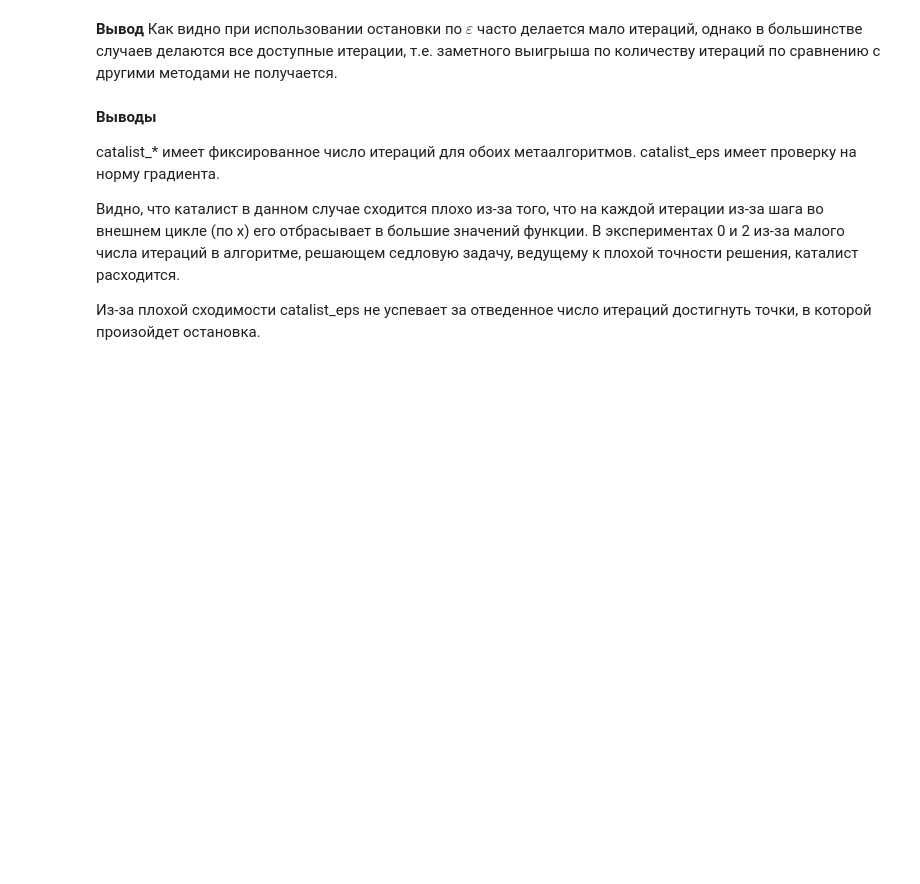
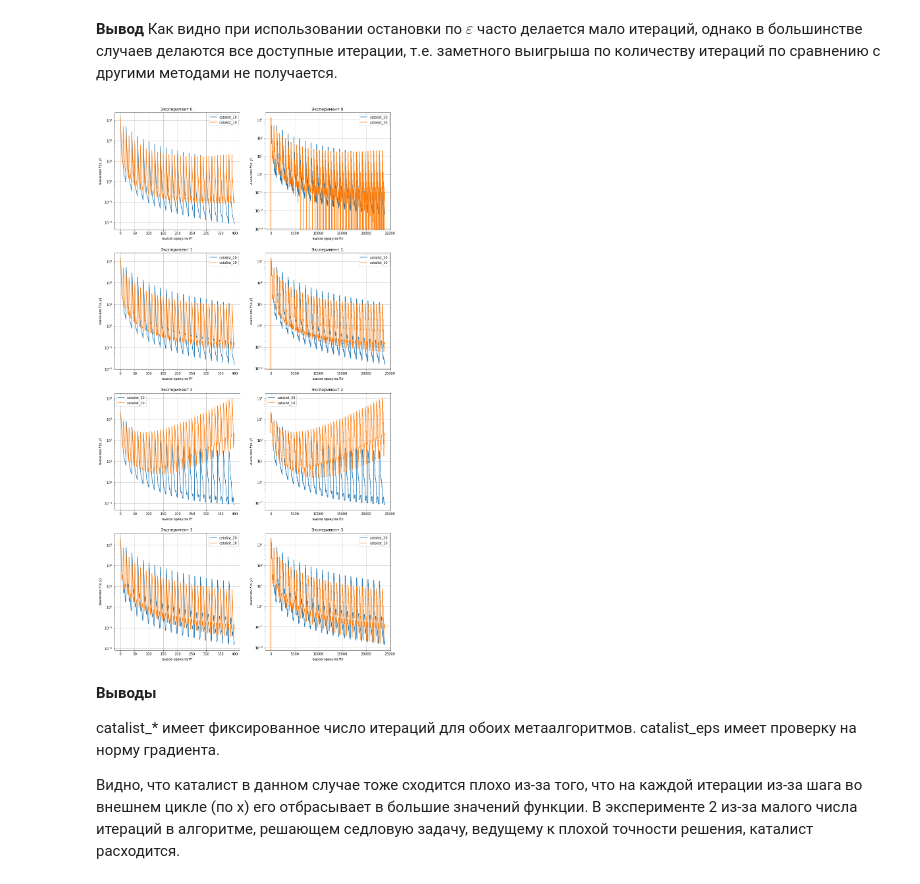
Before and after one commit to nikvas0/optimization_project, a Jupyter notebook: experiments_quadratic1000.ipynb, the cells around one changed output. Saved outputs shown, nothing was run; the diff lists cells and outputs as text; code cells hidden in the pictures; blank space fills up the shorter version.

```diff
--- a/experiments_quadratic1000.ipynb
+++ b/experiments_quadratic1000.ipynb
@@ -120,7 +120,7 @@ def RunSaddle(x_0, y_0, exp, k_out=50, k_in=50, k_n=5, x_grad_stop_eps=None, y_g
         'x_0': x_0,
         'y_0': y_0,
         'out': {
-            'H': c['L_f'] * 5,
+            'H': c['L_f'] * 2,
             'K': k_out,
             'stop_callback': stop_callback_for_x
         },
@@ -131,7 +131,7 @@ def RunSaddle(x_0, y_0, exp, k_out=50, k_in=50, k_n=5, x_grad_stop_eps=None, y_g
             'stop_callback': None
         },
         'in': {
-            'H': c['L_h'] * 5,
+            'H': c['L_h'] * 2,
             'K': k_in,
             'stop_callback': stop_callback_for_y
         },
@@ -168,7 +168,7 @@ def RunSaddleAdaptiveEps(x_0, y_0, exp, k_out=50, k_in=50, k_n=5, eps_start=10**
         'x_0': x_0,
         'y_0': y_0,
         'out': {
-            'H': c['L_f'] * 5,
+            'H': c['L_f'] * 2,
             'K': k_out,
             'stop_callback': None
         },
@@ -179,7 +179,7 @@ def RunSaddleAdaptiveEps(x_0, y_0, exp, k_out=50, k_in=50, k_n=5, eps_start=10**
             'stop_callback': None
         },
         'in': {
-            'H': c['L_h'] * 5,
+            'H': c['L_h'] * 2,
             'K': k_in,
             'stop_callback': CallbackForY(eps_start, eps_alpha)
         },
@@ -217,7 +217,7 @@ def RunSaddleCatalist(x_0, y_0, exp, k_catalist, mu_mult, k_out=50, k_in=50, k_n
             'stop_callback': None
         },
         'out': {
-            'H': c['L_f'] * 5,
+            'H': c['L_f'] * 2,
             'K': k_out,
             'stop_callback': stop_callback_for_x
         },
@@ -228,7 +228,7 @@ def RunSaddleCatalist(x_0, y_0, exp, k_catalist, mu_mult, k_out=50, k_in=50, k_n
             'stop_callback': None
         },
         'in': {
-            'H': c['L_h'] * 5,
+            'H': c['L_h'] * 2,
             'K': k_in,
             'stop_callback': stop_callback_for_y
         },
@@ -312,11 +364,3 @@ for i, exp in enumerate(exps):
-# %%
-res_catalist_eps = []
-for i, exp in enumerate(exps):
-    print('Эксперимент {}. params={}'.format(i, exp.constants()))
-
-    %time x, y, stat = RunSaddleCatalist(x_0, y_0, exp, 20, 5, 20, 20, 5, 1e-4, 1e-4)
-    print('Catalist EPS=1e-4: f(x, y)={}\n||f\'_x(x_0, y_0)||={} ||f\'_x(x, y)||={}\n||f\'_y(x_0, y_0)||={} ||f\'_y(x, y)||={}'.format(calc_res(exp, x, y), calc_grad_x(exp, x_0, y_0), calc_grad_x(exp, x, y), calc_grad_y(exp, x_0, y_0), calc_grad_y(exp, x, y)))
-    res_catalist_eps.append(stat)
 # %% [markdown]
 **Зависимость найденного значения от кол-ва вызовов оракулов $\nabla f$ и $\nabla h$**
 # %%
@@ -528,37 +571,39 @@ for i in range(len(exps)):
 
     Ff = collectFfromfOracleCatalist(res_catalist_20[i])
     ax.plot(range(len(Ff)), Ff, label='catalist_20')
 
     Ff = collectFfromfOracleCatalist(res_catalist_10[i])
     ax.plot(range(len(Ff)), Ff, label='catalist_10')
 
-    Ff = collectFfromfOracleCatalist(res_catalist_eps[i])
-    ax.plot(range(len(Ff)), Ff, label='catalist_eps')
+    #Ff = collectFfromfOracleCatalist(res_catalist_eps[i])
+    #ax.plot(range(len(Ff)), Ff, label='catalist_eps')
 
     plt.yscale("log")
     plt.ylabel('значение $F(x, y)$')
     plt.xlabel('вызов оракула $\\nabla f$')
     plt.grid(True)
     plt.legend()
 
 
     ax = plt.subplot(4, 2, 1 + i * 2 + 1)
     ax.set_title('Эксперимент {}.'.format(i))
 
     Fh = collectFfromhOracleCatalist(res_catalist_20[i])
     ax.plot(range(len(Fh)), Fh, label='catalist_20')
 
     Fh = collectFfromhOracleCatalist(res_catalist_10[i])
     ax.plot(range(len(Fh)), Fh, label='catalist_10')
 
-    Fh = collectFfromhOracleCatalist(res_catalist_eps[i])
-    ax.plot(range(len(Fh)), Fh, label='catalist_eps')
+    #Fh = collectFfromhOracleCatalist(res_catalist_eps[i])
+    #ax.plot(range(len(Fh)), Fh, label='catalist_eps')
 
     plt.yscale("log")
     plt.ylabel('значение $F(x, y)$')
     plt.xlabel('вызов оракула $\\nabla h$')
     plt.grid(True)
     plt.legend()
+# %% [output]
+[figure, added]
 # %% [markdown]
 **Выводы**
 
@@ -566,7 +611,5 @@ catalist_* имеет фиксированное число итераций д
 catalist_eps имеет проверку на норму градиента.
 
 
-Видно, что каталист в данном случае сходится плохо из-за того, что на каждой итерации из-за шага во внешнем цикле (по x) его отбрасывает в большие значений функции.
-В экспериментах 0 и 2 из-за малого числа итераций в алгоритме, решающем седловую задачу, ведущему к плохой точности решения, каталист расходится.
-
-Из-за плохой сходимости catalist_eps не успевает за отведенное число итераций достигнуть точки, в которой произойдет остановка.
+Видно, что каталист в данном случае тоже сходится плохо из-за того, что на каждой итерации из-за шага во внешнем цикле (по x) его отбрасывает в большие значений функции.
+В эксперименте 2 из-за малого числа итераций в алгоритме, решающем седловую задачу, ведущему к плохой точности решения, каталист расходится.
```
Also changed, not shown: parts of 13 cells of this notebook, 1 other file.
